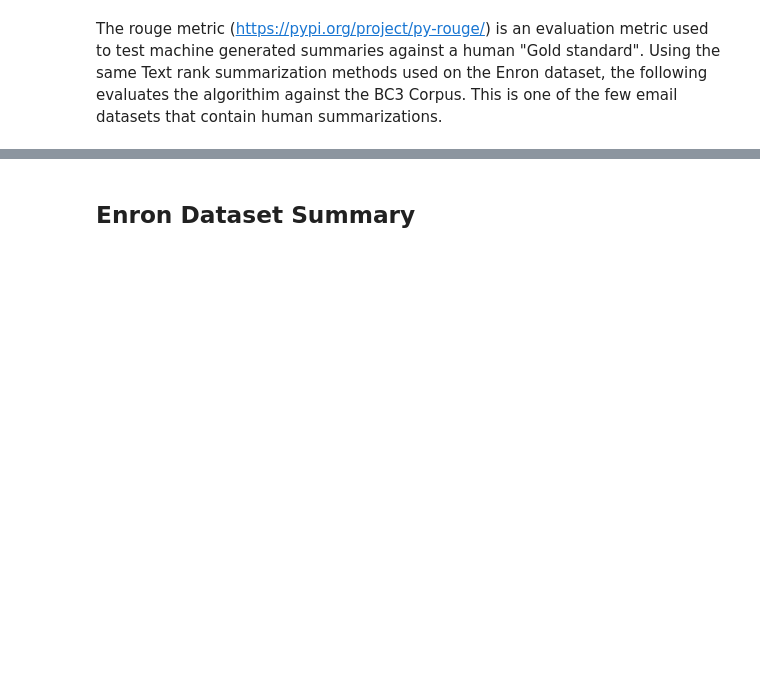
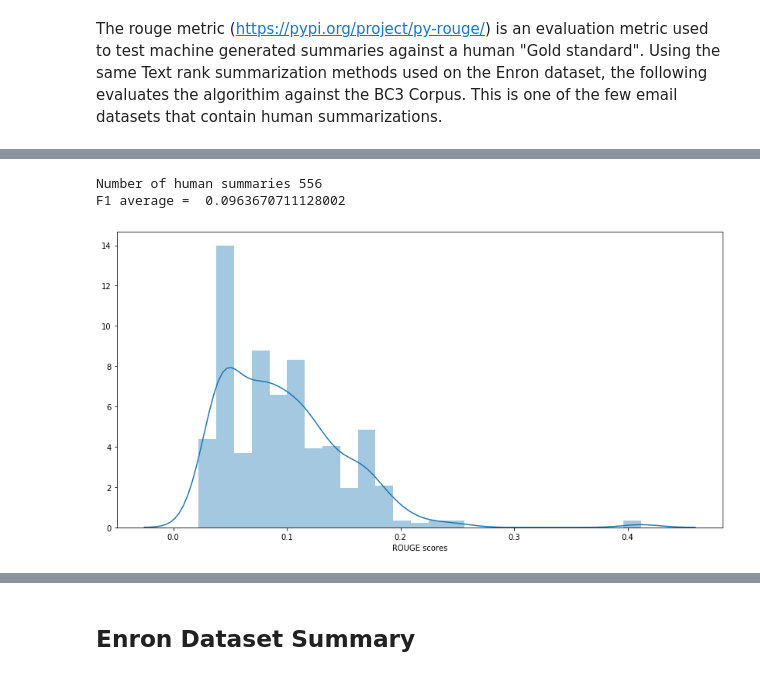
Before and after one commit to dailykirt/ML_Enron_email_summary, a Jupyter notebook: notebooks/Text_rank_summarization.ipynb, the cells around one changed output, grey strips where cells are left out. Drawn from its saved outputs; the diff is of its cells as text; code cells hidden in the pictures; blank space fills up the shorter version.

Commit message:
Cleaned Text rank summarization

```diff
--- a/notebooks/Text_rank_summarization.ipynb
+++ b/notebooks/Text_rank_summarization.ipynb
@@ -190,0 +224,5 @@ print(scores)
+# %%
+#A perfect summary should give a score of 1.0
+reference = masked_summaries['summary'].iloc[0]
+perfect_score = evaluator.get_scores(reference, reference)
+print(perfect_score)
@@ -190,0 +231,10 @@ print(scores)
+# %%
+#There is a large amount of variation between the three human summaries.
+references = masked_summaries['summary'].tolist()
+hypothesis = ranked_sentences[0][2]
+print("ML Summary: " + hypothesis + "\n")
+
+for reference in references:
+    print("Human Summary: " + reference )
+    scores = evaluator.get_scores(hypothesis, reference)
+    print(str(scores) + "\n")
@@ -190,0 +252,28 @@ print(scores)
+# %%
+#Explore rouge scores for the whole dataset. Using textrank on each individual email then compare to corresponding summary.
+def sum_single(df):
+    scores = []
+    for i in range(0, len(df.index)):
+        row = df.iloc[i:i+1, :]
+        references = row.summary
+        ranked_sentences = summarize_emails(word_embeddings, row)
+        hypothesis = ranked_sentences[0][2]
+        scores.append(evaluator.get_scores(hypothesis, reference)['rouge-1']['f'])
+    return scores
+# %%
+def plot_scores(scores):
+    #removing 0 outliers since it meant page rank failed
+    scores = [i for i in scores if i != 0.0]
+    print("Number of human summaries " + str(len(scores)))
+    print('F1 average =  ' + str(sum(scores) / len(scores)))
+
+    _,ax = plt.subplots(figsize = (14,7))
+    sns.distplot(scores, bins = 25)
+    ax.set_xlabel('ROUGE scores')
+# %%
+scores = sum_single(BC3_df)
+plot_scores(scores)
+# %% [output]
+Number of human summaries 556
+F1 average =  0.0963670711128002
+[figure, added]
```
Also changed, not shown: parts of 30 cells of this notebook, 1 other file.
